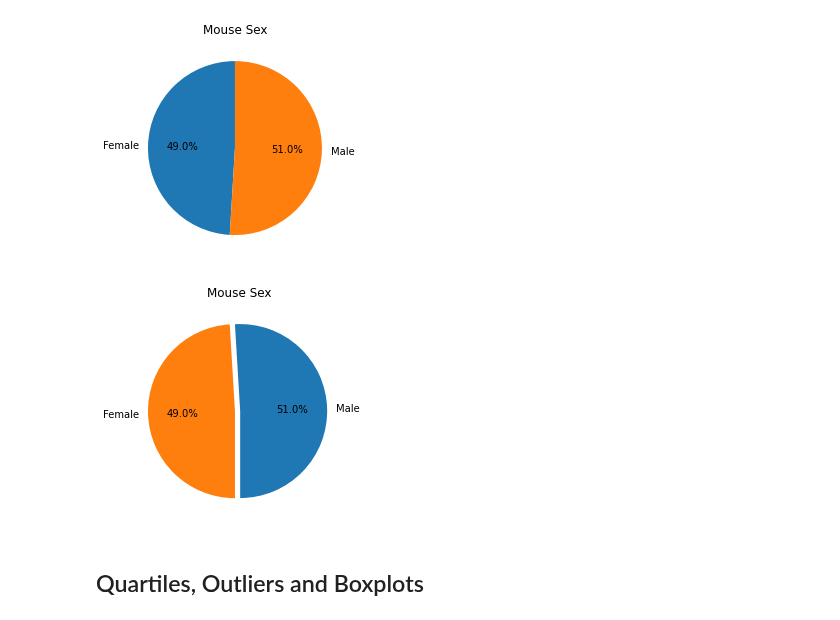
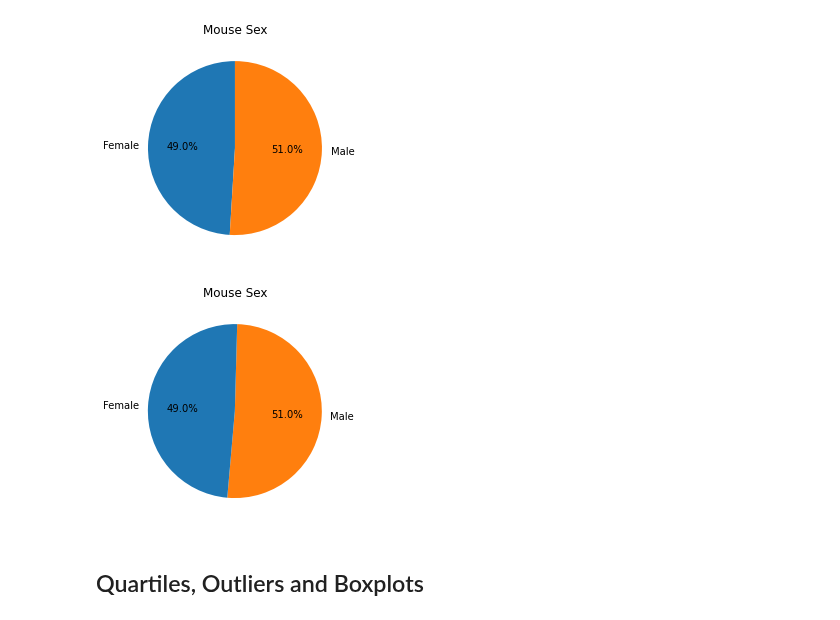
Before and after one commit to Munseaux/matplotlib-challenge, a Jupyter notebook: pymaceuticals.ipynb, the cells around one changed output. Drawn from its saved outputs; the diff is of its cells as text; code cells hidden in the pictures.

```diff
--- a/pymaceuticals.ipynb
+++ b/pymaceuticals.ipynb
@@ -141,11 +146,11 @@ plt.show()
 # %%
 # Generate a pie plot showing the distribution of female versus male mice using pyplot
 sex_mice = mice_df['Sex'].value_counts()
-plt.pie(sex_mice, labels=['Male', 'Female'], autopct='%1.1f%%', startangle=270, explode = [.01,.05])
+plt.pie(sex_mice, labels=['Male', 'Female'], autopct='%1.1f%%', startangle=265, colors=['tab:orange', 'tab:blue'])
 plt.title('Mouse Sex')
 plt.show()
 # %% [output]
-[figure, old version]
+[figure, new version]
 # %% [markdown]
 ## Quartiles, Outliers and Boxplots
 # %%
```
Also changed, not shown: parts of 10 cells of this notebook.
